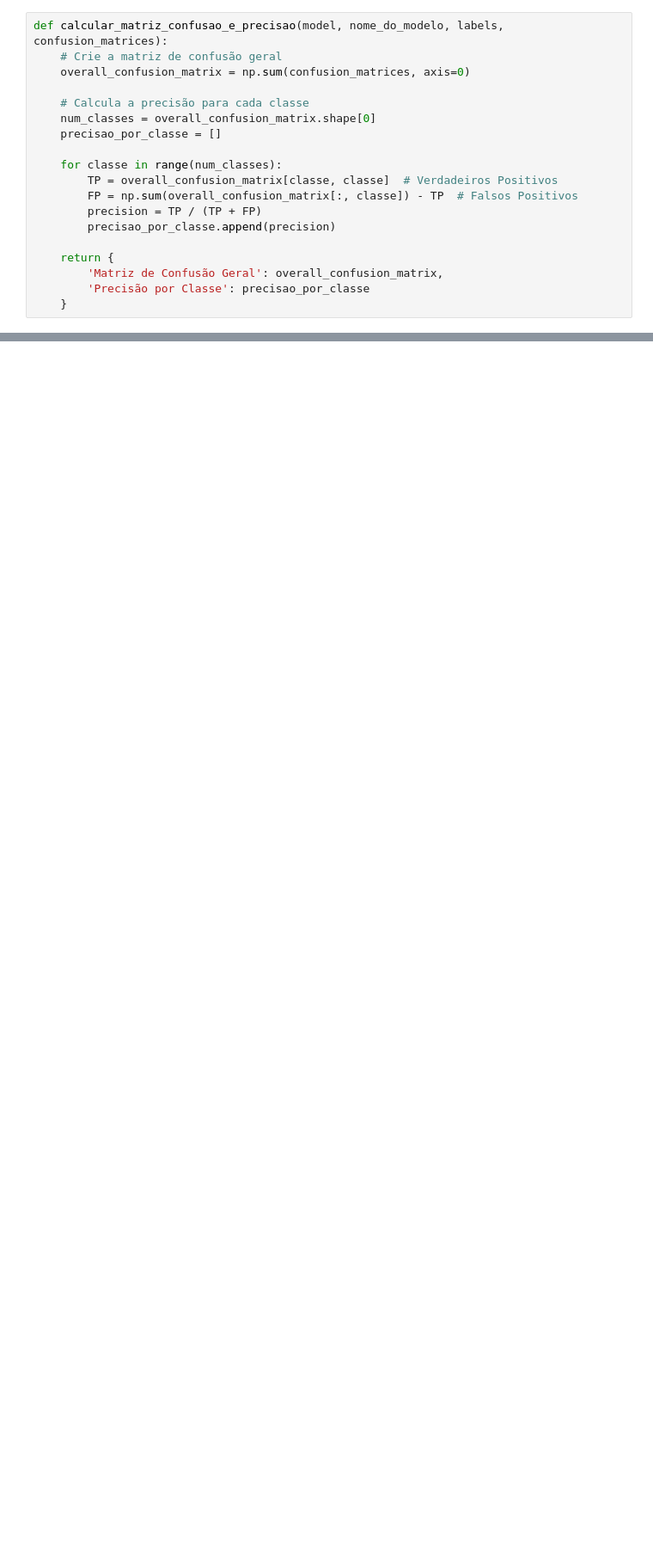
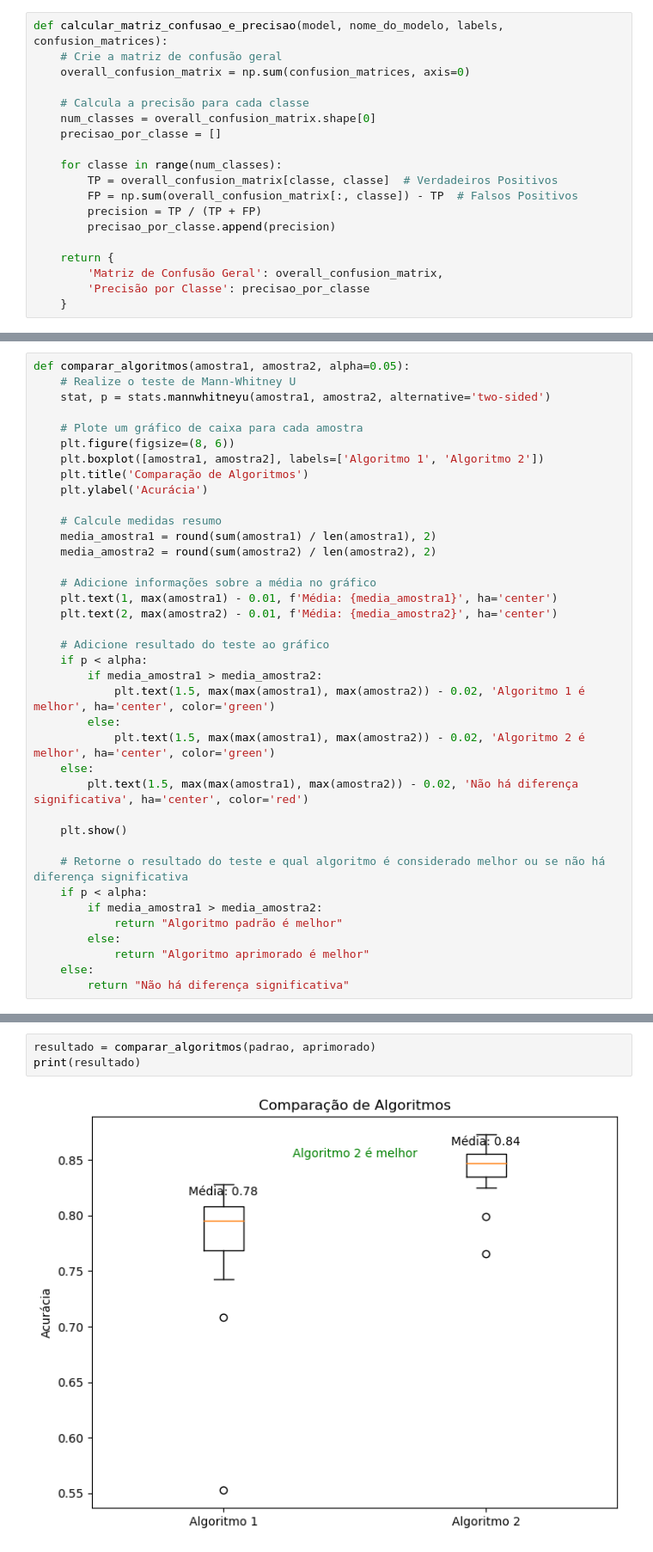
Before and after one commit to MilaMatos/Classification_Cartoons, a Jupyter notebook: Notebook.ipynb, the cells around one changed output, grey strips where cells are left out. Shown at 86% size. Cells and saved outputs as stored; diff of their text form; blank space fills up the shorter version.

```diff
--- a/Notebook.ipynb
+++ b/Notebook.ipynb
@@ -433,0 +493,38 @@ Classe 'Pica_Pau': Precisão Média = '0.5881'
+# %%
+def comparar_algoritmos(amostra1, amostra2, alpha=0.05):
+    # Realize o teste de Mann-Whitney U
+    stat, p = stats.mannwhitneyu(amostra1, amostra2, alternative='two-sided')
+
+    # Plote um gráfico de caixa para cada amostra
+    plt.figure(figsize=(8, 6))
+    plt.boxplot([amostra1, amostra2], labels=['Algoritmo 1', 'Algoritmo 2'])
+    plt.title('Comparação de Algoritmos')
+    plt.ylabel('Acurácia')
+
+    # Calcule medidas resumo
+    media_amostra1 = round(sum(amostra1) / len(amostra1), 2)
+    media_amostra2 = round(sum(amostra2) / len(amostra2), 2)
+
+    # Adicione informações sobre a média no gráfico
+    plt.text(1, max(amostra1) - 0.01, f'Média: {media_amostra1}', ha='center')
+    plt.text(2, max(amostra2) - 0.01, f'Média: {media_amostra2}', ha='center')
+
+    # Adicione resultado do teste ao gráfico
+    if p < alpha:
+        if media_amostra1 > media_amostra2:
+            plt.text(1.5, max(max(amostra1), max(amostra2)) - 0.02, 'Algoritmo 1 é melhor', ha='center', color='green')
+        else:
+            plt.text(1.5, max(max(amostra1), max(amostra2)) - 0.02, 'Algoritmo 2 é melhor', ha='center', color='green')
+    else:
+        plt.text(1.5, max(max(amostra1), max(amostra2)) - 0.02, 'Não há diferença significativa', ha='center', color='red')
+
+    plt.show()
+
+    # Retorne o resultado do teste e qual algoritmo é considerado melhor ou se não há diferença significativa
+    if p < alpha:
+        if media_amostra1 > media_amostra2:
+            return "Algoritmo padrão é melhor"
+        else:
+            return "Algoritmo aprimorado é melhor"
+    else:
+        return "Não há diferença significativa"
@@ -433,0 +533,5 @@ Classe 'Pica_Pau': Precisão Média = '0.5881'
+# %%
+resultado = comparar_algoritmos(padrao, aprimorado)
+print(resultado)
+# %% [output]
+[figure, added]
```
Also changed, not shown: parts of 27 cells of this notebook.
